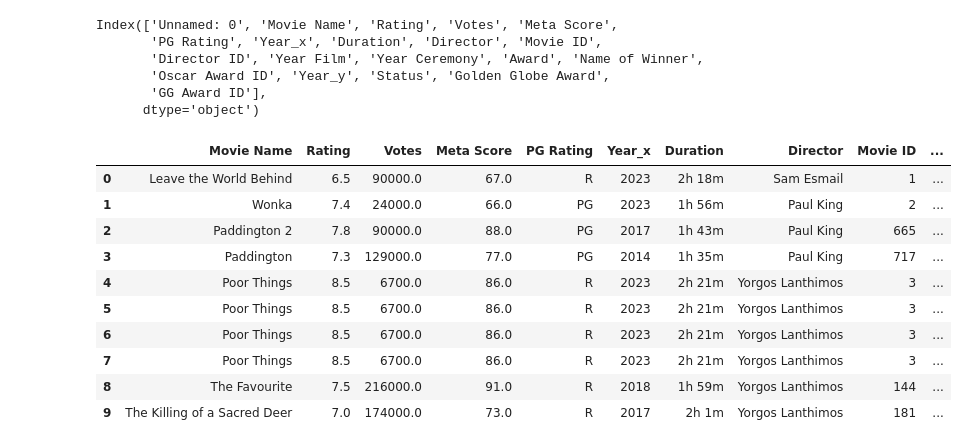
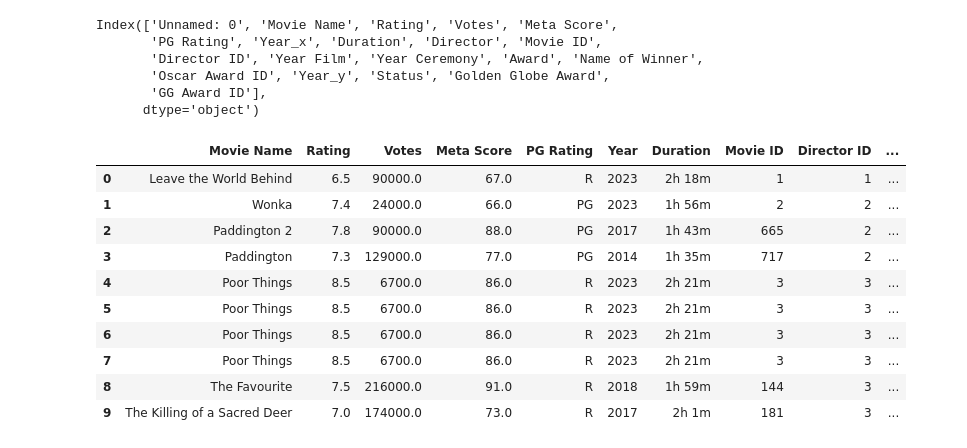
Before and after one commit to IrynaVitkovych/Project-3, a Jupyter notebook: Merge Movie Data.ipynb, the cells around one changed output. Cells and saved outputs as stored; diff of their text form; code cells hidden in the pictures.

Commit message:
updated MoviesWithAwards file

```diff
--- a/Merge Movie Data.ipynb
+++ b/Merge Movie Data.ipynb
@@ -36,22 +36,25 @@ Index(['Unnamed: 0', 'Movie Name', 'Rating', 'Votes', 'Meta Score',
       dtype='object')
 # %%
 # Drop unwanted columns
-columns_to_drop = ['Unnamed: 0', 'Year Film', 'Year Ceremony', 'Award','Name of Winner', 'Year_y', 'Status', 'Golden Globe Award',]
+columns_to_drop = ['Unnamed: 0', 'Director', 'Year Film', 'Year Ceremony', 'Award','Name of Winner', 'Year_y', 'Status', 'Golden Globe Award',]
 complete_movies_df = complete_data_df.drop(columns=columns_to_drop)
 
+# Rename column Year_x
+complete_movies_df.rename(columns={'Year_x': 'Year'}, inplace=True)
+
 complete_movies_df.head(10)
 # %% [output]
-|  | Movie Name | Rating | Votes | Meta Score | PG Rating | Year_x | Duration | Director | Movie ID | ... |
-| 0 | Leave the World Behind | 6.5 | 90000.0 | 67.0 | R | 2023 | 2h 18m | Sam Esmail | 1 | ... |
-| 1 | Wonka | 7.4 | 24000.0 | 66.0 | PG | 2023 | 1h 56m | Paul King | 2 | ... |
-| 2 | Paddington 2 | 7.8 | 90000.0 | 88.0 | PG | 2017 | 1h 43m | Paul King | 665 | ... |
-| 3 | Paddington | 7.3 | 129000.0 | 77.0 | PG | 2014 | 1h 35m | Paul King | 717 | ... |
-| 4 | Poor Things | 8.5 | 6700.0 | 86.0 | R | 2023 | 2h 21m | Yorgos Lanthimos | 3 | ... |
-| 5 | Poor Things | 8.5 | 6700.0 | 86.0 | R | 2023 | 2h 21m | Yorgos Lanthimos | 3 | ... |
-| 6 | Poor Things | 8.5 | 6700.0 | 86.0 | R | 2023 | 2h 21m | Yorgos Lanthimos | 3 | ... |
-| 7 | Poor Things | 8.5 | 6700.0 | 86.0 | R | 2023 | 2h 21m | Yorgos Lanthimos | 3 | ... |
-| 8 | The Favourite | 7.5 | 216000.0 | 91.0 | R | 2018 | 1h 59m | Yorgos Lanthimos | 144 | ... |
-| 9 | The Killing of a Sacred Deer | 7.0 | 174000.0 | 73.0 | R | 2017 | 2h 1m | Yorgos Lanthimos | 181 | ... |
+|  | Movie Name | Rating | Votes | Meta Score | PG Rating | Year | Duration | Movie ID | Director ID | ... |
+| 0 | Leave the World Behind | 6.5 | 90000.0 | 67.0 | R | 2023 | 2h 18m | 1 | 1 | ... |
+| 1 | Wonka | 7.4 | 24000.0 | 66.0 | PG | 2023 | 1h 56m | 2 | 2 | ... |
+| 2 | Paddington 2 | 7.8 | 90000.0 | 88.0 | PG | 2017 | 1h 43m | 665 | 2 | ... |
+| 3 | Paddington | 7.3 | 129000.0 | 77.0 | PG | 2014 | 1h 35m | 717 | 2 | ... |
+| 4 | Poor Things | 8.5 | 6700.0 | 86.0 | R | 2023 | 2h 21m | 3 | 3 | ... |
+| 5 | Poor Things | 8.5 | 6700.0 | 86.0 | R | 2023 | 2h 21m | 3 | 3 | ... |
+| 6 | Poor Things | 8.5 | 6700.0 | 86.0 | R | 2023 | 2h 21m | 3 | 3 | ... |
+| 7 | Poor Things | 8.5 | 6700.0 | 86.0 | R | 2023 | 2h 21m | 3 | 3 | ... |
+| 8 | The Favourite | 7.5 | 216000.0 | 91.0 | R | 2018 | 1h 59m | 144 | 3 | ... |
+| 9 | The Killing of a Sacred Deer | 7.0 | 174000.0 | 73.0 | R | 2017 | 2h 1m | 181 | 3 | ... |
 # %%
 # Replace NaN values with "N/A"
 movies_df = complete_movies_df.fillna("N/A")
```
Also changed, not shown: parts of 1 cell of this notebook, 1 other file.
